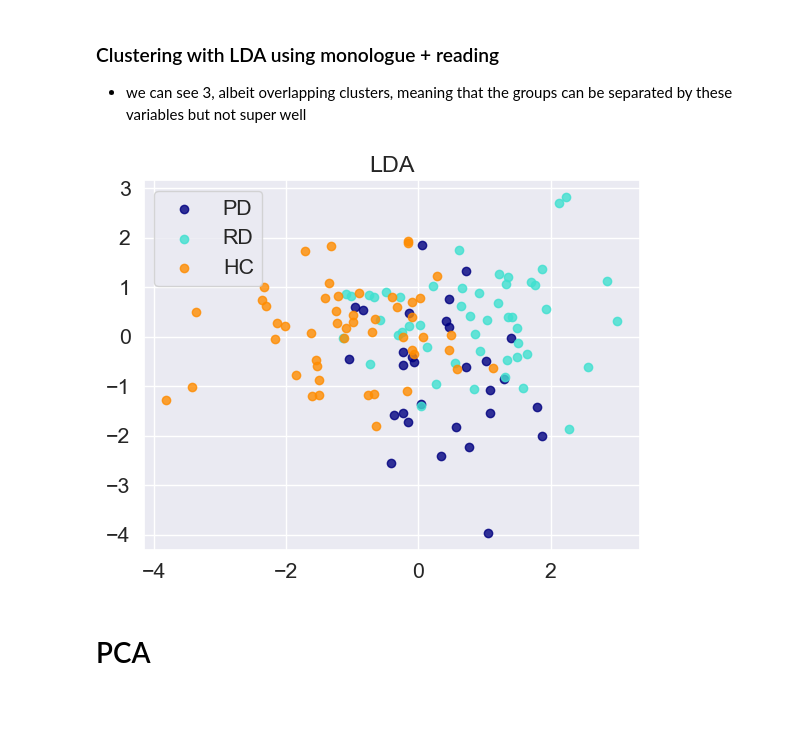
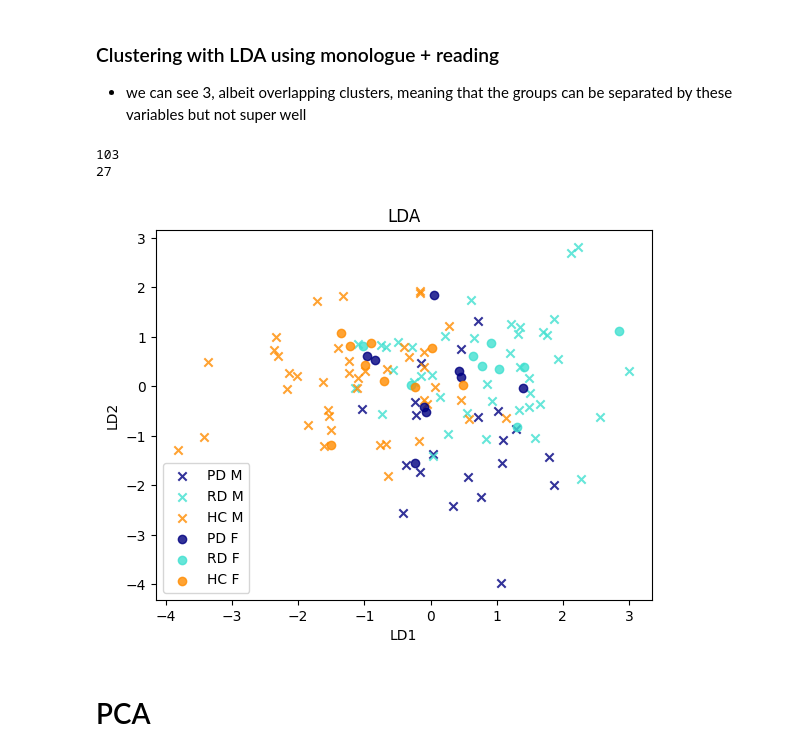
Before and after one commit to JanLubojacky/AEDA_semestralka, a Jupyter notebook: dim_red_feature_select.ipynb, the cells around one changed output. Cells and saved outputs as stored; diff of their text form; code cells hidden in the pictures; blank space fills up the shorter version.

```diff
--- a/dim_red_feature_select.ipynb
+++ b/dim_red_feature_select.ipynb
@@ -84,20 +130,38 @@ data.rename(columns = {'group_monologue':'group'}, inplace=True)
 
 X = data.drop('group', axis = 1)
 y = data['group']
-
-X_2comp = lda.fit(X, y).transform(X)
-
-plt.figure()
-for color, i, target_name in zip(colors, labels, target_names):
-    plt.scatter(
-        X_2comp[y == i, 0], X_2comp[y == i, 1], alpha=0.8, color=color, label=target_name
-    )
-plt.legend(loc="best", shadow=False, scatterpoints=1)
-plt.title("LDA")
-
-plt.show()
-# %% [output]
-[figure, removed]
+# %%
+X_2comp = lda.fit(X, y).transform(X)
+
+X_2comp_m = X_2comp[gender == "M"]
+X_2comp_f = X_2comp[gender == "F"]
+
+y_m = y[gender == "M"]
+y_f = y[gender == "F"]
+
+X_comps = [X_2comp_m, X_2comp_f]
+shapes =['x','o']
+ys = [y_m, y_f]
+gs = ['M','F']
+
+plt.figure()
+
+for X_comp_i, shape, y_, g in zip(X_comps, shapes, ys, gs):
+    print(len(y_))
+    for color, i, target_name in zip(colors, labels, target_names):
+        plt.scatter(
+            X_comp_i[y_ == i, 0], X_comp_i[y_ == i, 1], alpha=0.8, color=color, label=f"{target_name} {g}", marker = shape
+        )
+
+plt.legend(loc="best", shadow=False, scatterpoints=1)
+plt.title("LDA")
+plt.xlabel("LD1")
+plt.ylabel("LD2")
+plt.show()
+# %% [output]
+103
+27
+[figure, added]
 # %% [markdown]
 # PCA
 # %%
```
Also changed, not shown: parts of 13 cells of this notebook, 11 other files.
